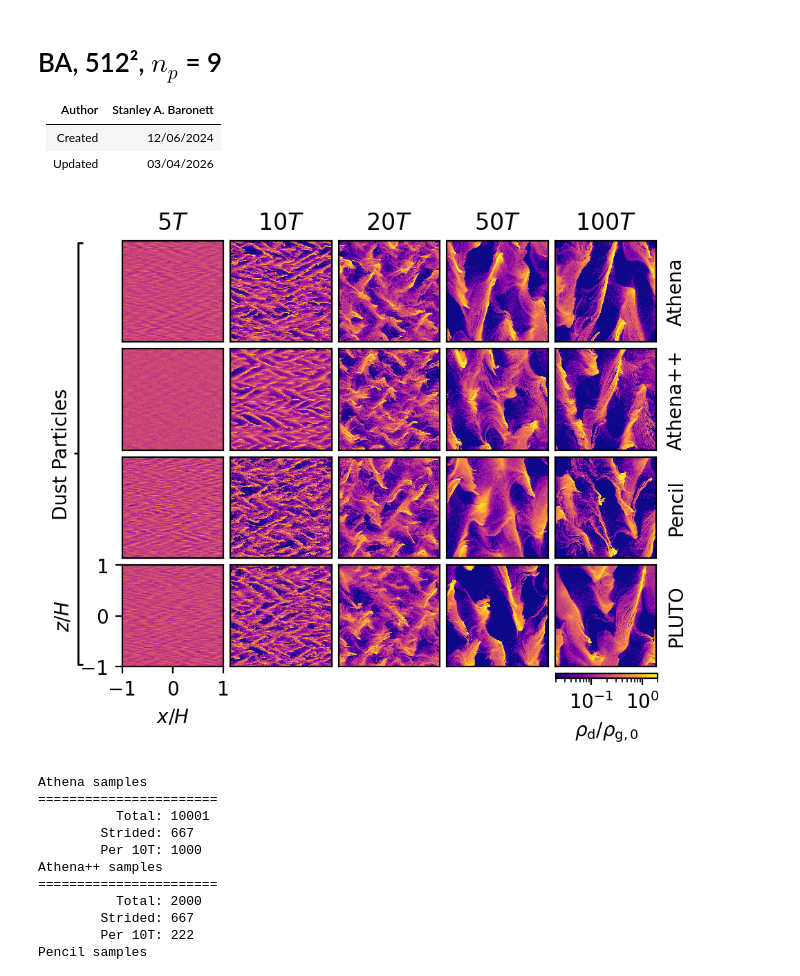
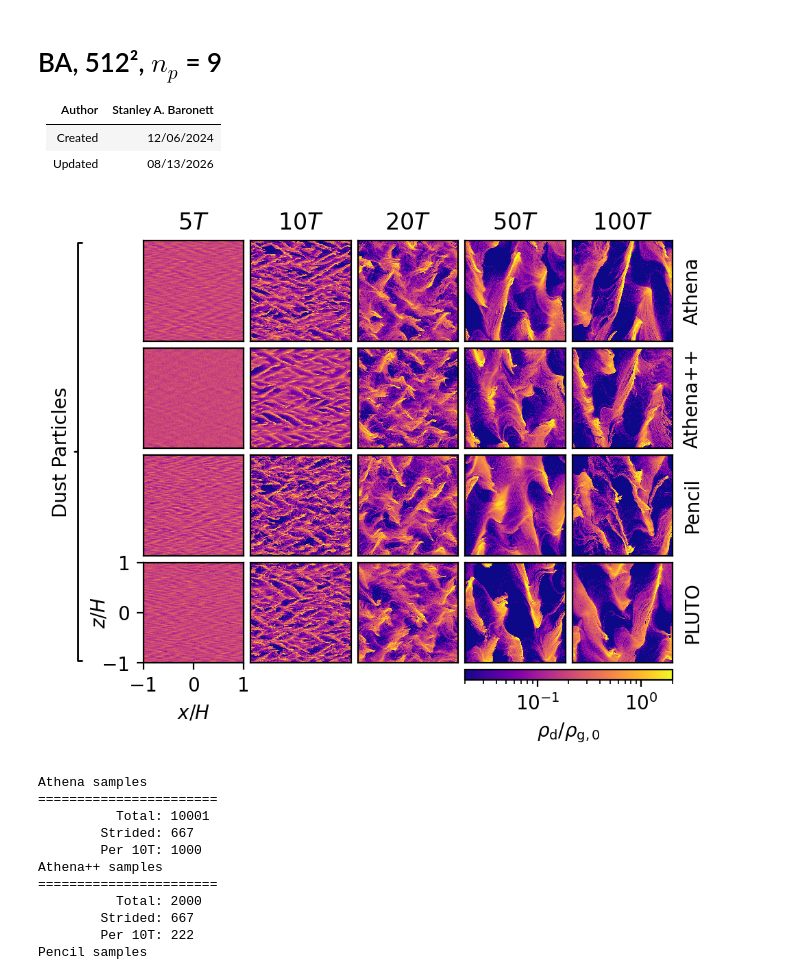
Before and after one commit to pfitsplus/sicc, a Jupyter notebook: unstratified/BA/512/BA-512-np9.ipynb, the cells around one changed output. Cells and saved outputs as stored; diff of their text form; code cells hidden in the pictures.

```diff
--- a/unstratified/BA/512/BA-512-np9.ipynb
+++ b/unstratified/BA/512/BA-512-np9.ipynb
@@ -4,7 +4,7 @@
 | Author  | Stanley A. Baronett  |
 |---------|----------------------|
 | Created |  12/06/2024          |
-| Updated |  03/04/2026          |
+| Updated |  08/13/2026          |
 # %%
 #===============================================================================
 import matplotlib.pyplot as plt
@@ -66,37 +66,43 @@ for key, value in runs.items():
             clip = np.clip(rhod, vmin, vmax)
             pcm = ax_grid[row+i].pcolormesh(x, z, clip, cmap='plasma',
                                             rasterized=True,
                                             norm=colors.LogNorm(vmin=vmin,
                                                                 vmax=vmax))
             ax_grid[row+i].tick_params(bottom=False, left=False)
         j += 1
 
 # Annotate groups
-x_bracket = ax_grid[0].get_position().x0 + 0.1
+x_bracket = ax_grid[0].get_position().x0 + 0.08
 y0 = 0.495
 bracket = FancyArrowPatch((x_bracket, y0), (x_bracket+0.01, y0),
                           transform=fig.transFigure,
                           arrowstyle='-[, widthB=109.8, lengthB=2')
 fig.patches.append(bracket)
 fig.text(x_bracket, y0, "Dust Particles", va='center', ha='right',
          rotation='vertical')
 
 # Format plots
-x1 = ax_grid[-1].get_position().x1 - 0.112
-plt.colorbar(pcm, orientation='horizontal', shrink=0.119, anchor=(x1, -0.2),
+x1 = ax_grid[-1].get_position().x1 - 0.15
+plt.colorbar(pcm, orientation='horizontal', shrink=0.244, anchor=(x1, -0.32),
              label=r'$\rho_\mathrm{d}/\rho_\mathrm{g,0}$')
 bot_left = len(ax_grid)-len(times)
 ax_grid[bot_left].set(xlabel=r'$x/H$', ylabel=r'$z/H$')
+ax_grid[bot_left].yaxis.set_label_coords(-0.34, 0.5)
 ax_grid[bot_left].xaxis.set_ticks([-1, 0, 1])
 ax_grid[bot_left].yaxis.set_ticks([-1, 0, 1])
 ax_grid[bot_left].tick_params(bottom=True, left=True)
 plt.savefig(f'figs/{problem}-{res}-{n_p}_snapshots.png', dpi=600, bbox_inches='tight',
             pad_inches=0.01)
+plt.savefig(f'figs/jpg/{problem}-{res}-{n_p}_snapshots.jpg', dpi=600,
+            bbox_inches='tight', pad_inches=0.01,
+            pil_kwargs={"quality": 90,
+                        "optimize": True,
+                        "progressive": True})
 plt.savefig(f'figs/slide/{problem}-{res}-{n_p}_snapshots.svg', bbox_inches='tight',
             pad_inches=0.01, transparent=True)
 #===============================================================================
 # %% [output]
-[figure, old version]
+[figure, new version]
 # %%
 #===============================================================================
 def print_samples(code, t, step, dt, window):
```
Also changed, not shown: 4 other files.
